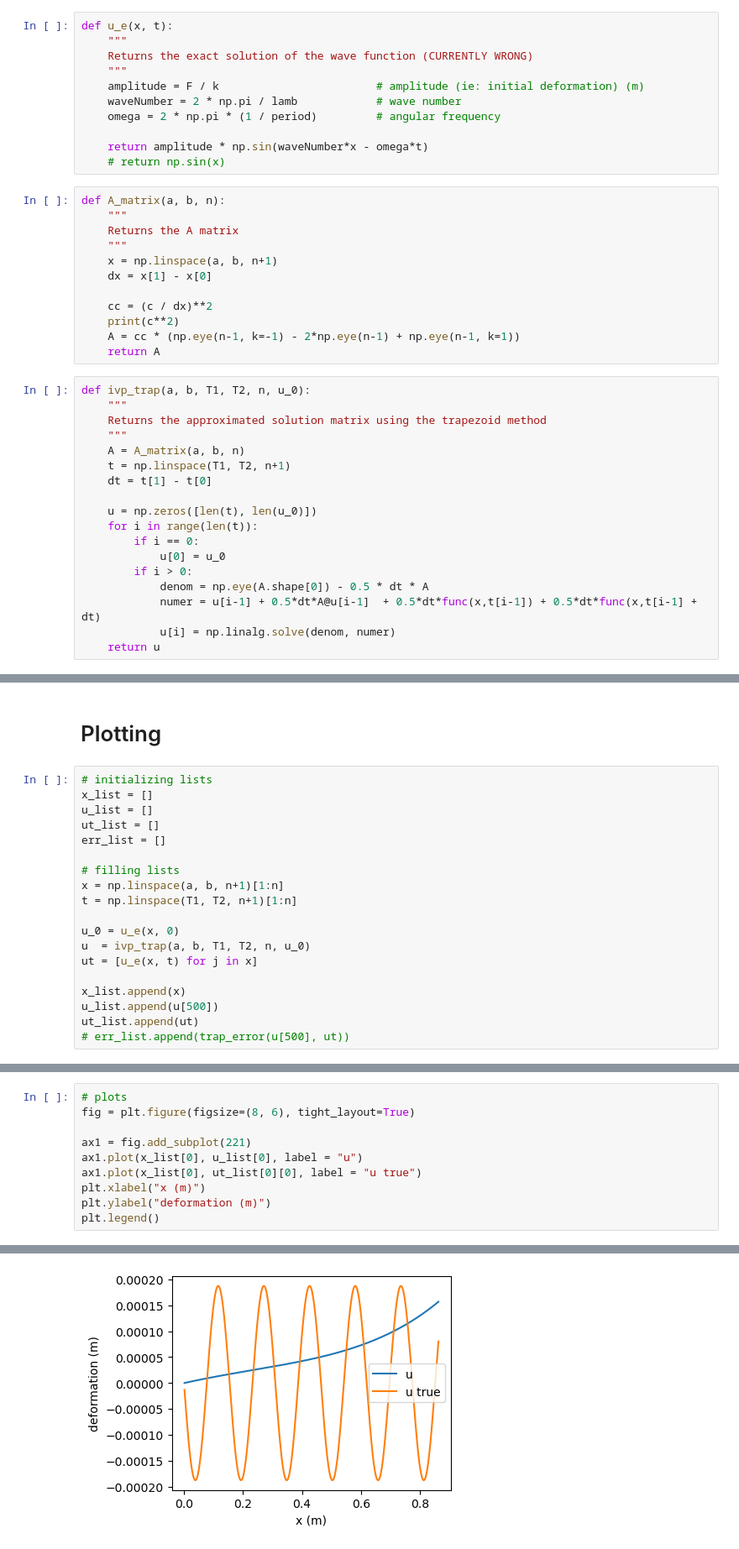
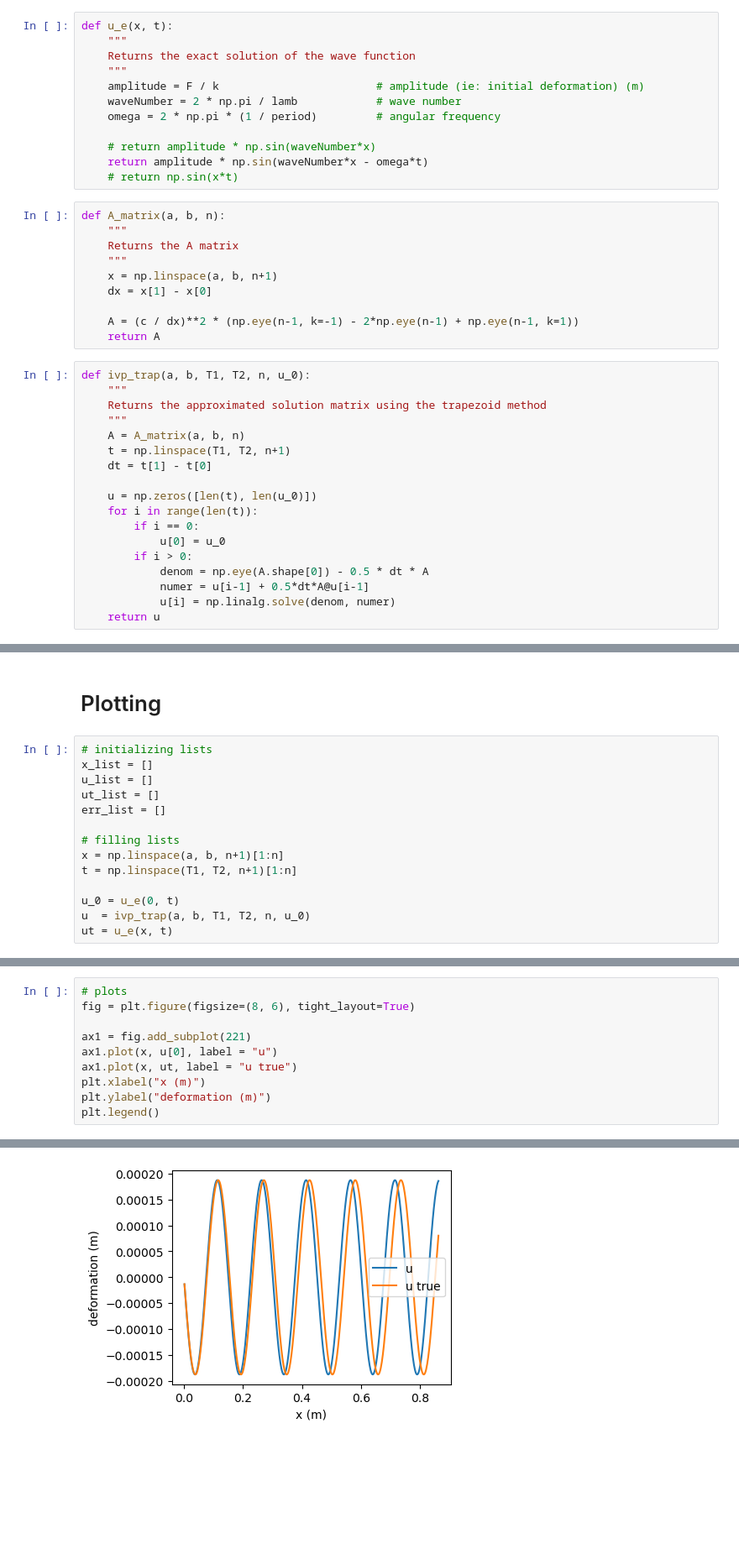
Before and after one commit to agesite2/AE320GP2, a Jupyter notebook: project2.ipynb, the cells around one changed output, grey strips where cells are left out. Shown: that part at 84% size. Drawn from its saved outputs; the diff is of its cells as text; blank space fills up the shorter version.

```diff
--- a/project2.ipynb
+++ b/project2.ipynb
@@ -57,14 +50,15 @@ g = func
 # %%
 def u_e(x, t):
     """
-    Returns the exact solution of the wave function (CURRENTLY WRONG)
+    Returns the exact solution of the wave function
     """
     amplitude = F / k                        # amplitude (ie: initial deformation) (m)
     waveNumber = 2 * np.pi / lamb            # wave number
     omega = 2 * np.pi * (1 / period)         # angular frequency
 
+    # return amplitude * np.sin(waveNumber*x)
     return amplitude * np.sin(waveNumber*x - omega*t)
-    # return np.sin(x)
+    # return np.sin(x*t)
 # %%
 def A_matrix(a, b, n):
     """
@@ -73,9 +67,7 @@ def A_matrix(a, b, n):
     x = np.linspace(a, b, n+1)
     dx = x[1] - x[0]
 
-    cc = (c / dx)**2
-    print(c**2)
-    A = cc * (np.eye(n-1, k=-1) - 2*np.eye(n-1) + np.eye(n-1, k=1))
+    A = (c / dx)**2 * (np.eye(n-1, k=-1) - 2*np.eye(n-1) + np.eye(n-1, k=1))
     return A
 # %%
 def ivp_trap(a, b, T1, T2, n, u_0):
@@ -92,6 +84,6 @@ def ivp_trap(a, b, T1, T2, n, u_0):
             u[0] = u_0
         if i > 0:
             denom = np.eye(A.shape[0]) - 0.5 * dt * A
-            numer = u[i-1] + 0.5*dt*A@u[i-1]  + 0.5*dt*func(x,t[i-1]) + 0.5*dt*func(x,t[i-1] + dt)
+            numer = u[i-1] + 0.5*dt*A@u[i-1]
             u[i] = np.linalg.solve(denom, numer)
     return u
@@ -108,11 +108,6 @@ err_list = []
 x = np.linspace(a, b, n+1)[1:n]
 t = np.linspace(T1, T2, n+1)[1:n]
 
-u_0 = u_e(x, 0)
+u_0 = u_e(0, t)
 u  = ivp_trap(a, b, T1, T2, n, u_0)
-ut = [u_e(x, t) for j in x]
-
-x_list.append(x)
-u_list.append(u[500])
-ut_list.append(ut)
-# err_list.append(trap_error(u[500], ut))
+ut = u_e(x, t)
@@ -121,13 +114,13 @@ ut_list.append(ut)
 # %%
 # plots
 fig = plt.figure(figsize=(8, 6), tight_layout=True)
 
 ax1 = fig.add_subplot(221)
-ax1.plot(x_list[0], u_list[0], label = "u")
-ax1.plot(x_list[0], ut_list[0][0], label = "u true")
+ax1.plot(x, u[0], label = "u")
+ax1.plot(x, ut, label = "u true")
 plt.xlabel("x (m)")
 plt.ylabel("deformation (m)")
 plt.legend()
 # %% [output]
 <matplotlib.legend.Legend at 0x...>
-[figure, old version]
+[figure, new version]
```
Also changed, not shown: parts of 4 cells of this notebook.
